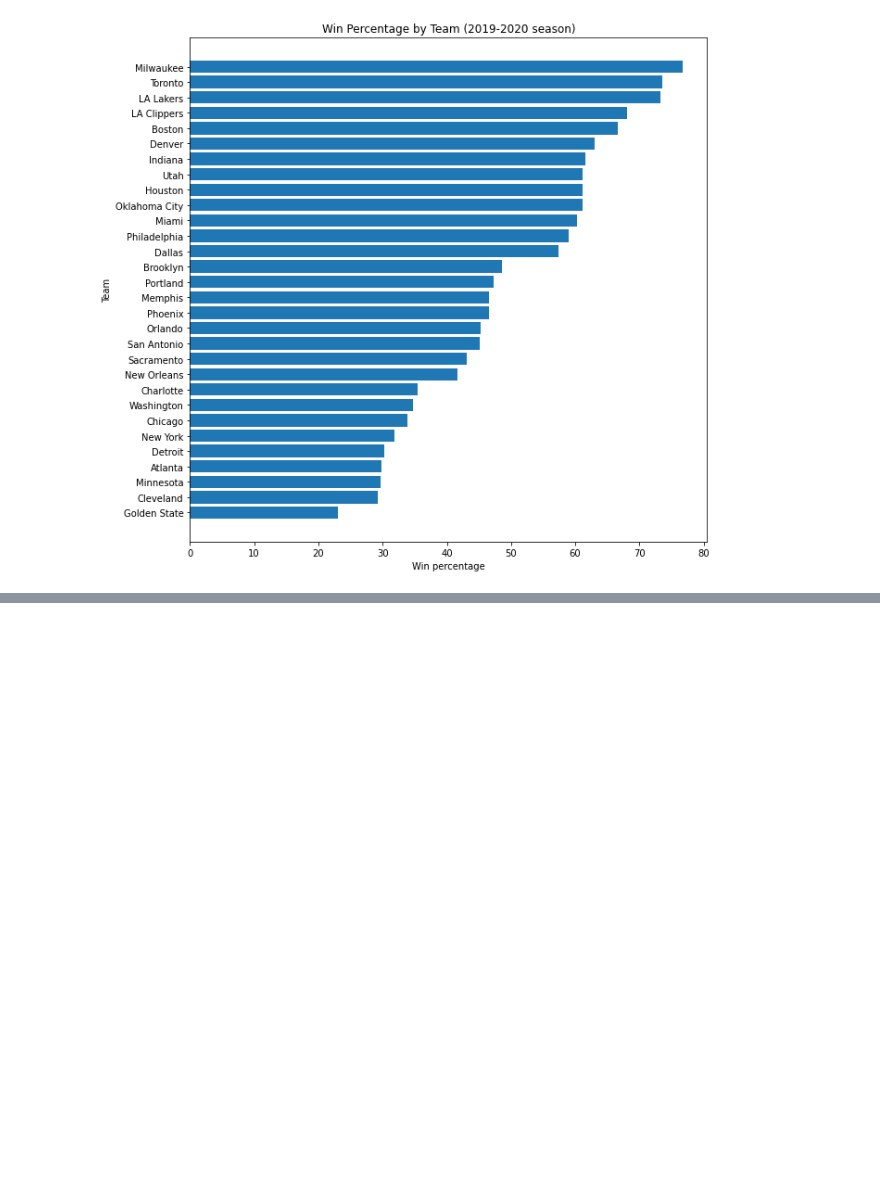
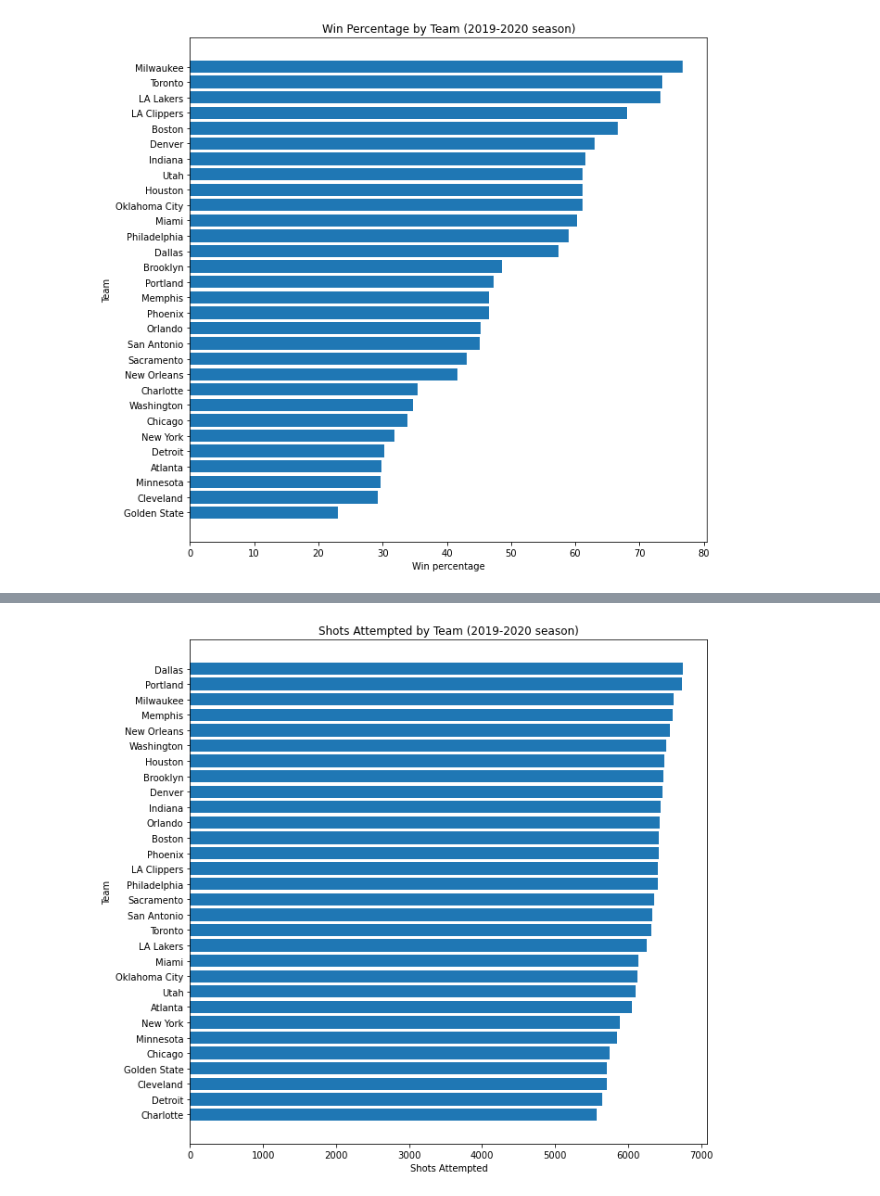
Before and after one commit to ensonsoo00/nba_shot_analysis, a Jupyter notebook: notebooks/eda.ipynb, the cells around one changed output, grey strips where cells are left out. Saved outputs shown, nothing was run; the diff lists cells and outputs as text; code cells hidden in the pictures; blank space fills up the shorter version.

```diff
--- a/notebooks/eda.ipynb
+++ b/notebooks/eda.ipynb
@@ -81,3 +82,7 @@ plt.title("Win Percentage by Team (2019-2020 season)")
 plt.show()
 # %% [output]
 [figure]
+# %%
+shots = df.groupby("team")["game_id"].count().reset_index().rename({"game_id": "shots_taken"}, axis=1)
+shots = shots.sort_values("shots_taken")
+shots
@@ -83,0 +107,9 @@ plt.show()
+# %%
+fig = plt.figure(figsize=(10,10))
+plt.barh(shots["team"], shots["shots_taken"])
+plt.xlabel("Shots Attempted")
+plt.ylabel("Team")
+plt.title("Shots Attempted by Team (2019-2020 season)")
+plt.show()
+# %% [output]
+[figure, added]
```
Also changed, not shown: parts of 4 cells of this notebook, 6 other files.
